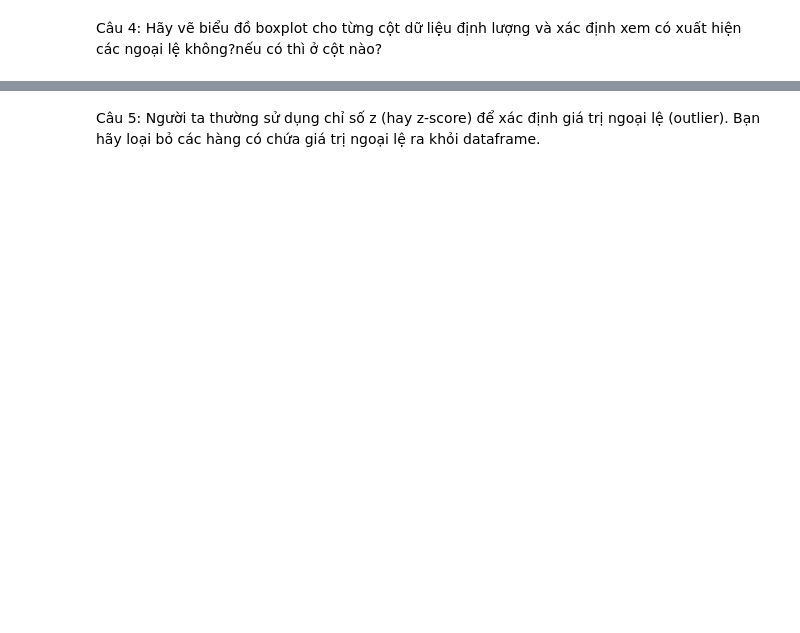
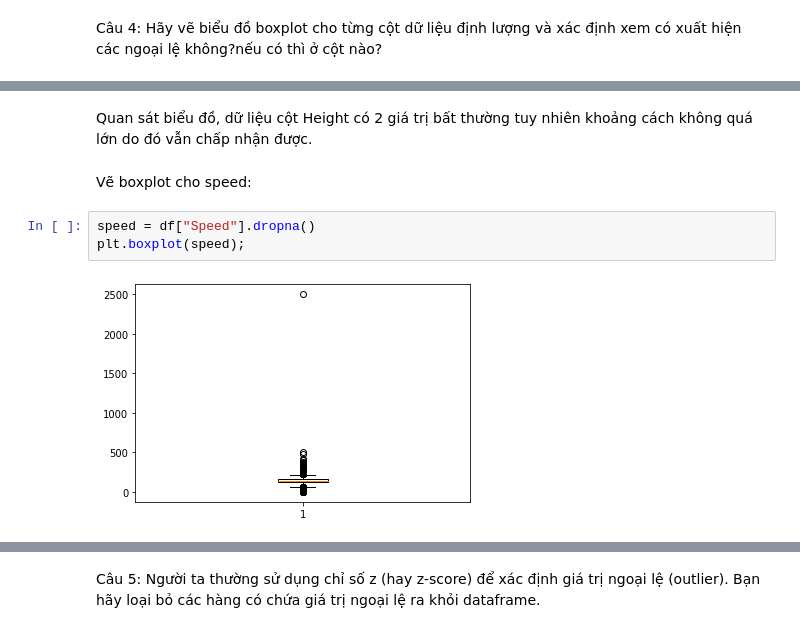
Before and after one commit to LBQTrung/Python-exercise, a Jupyter notebook: Pandas_Exercises_04.ipynb, the cells around one changed output, grey strips where cells are left out. Cells and saved outputs as stored; diff of their text form; blank space fills up the shorter version.

```diff
--- a/Pandas_Exercises_04.ipynb
+++ b/Pandas_Exercises_04.ipynb
@@ -133,0 +171,9 @@ def define_cols_has_outlier(data, num_data):
+# %% [markdown]
+Quan sát biểu đồ, dữ liệu cột Height có 2 giá trị bất thường tuy nhiên khoảng cách không quá lớn do đó vẫn chấp nhận được.
+# %% [markdown]
+Vẽ boxplot cho speed:
+# %%
+speed = df["Speed"].dropna()
+plt.boxplot(speed);
+# %% [output]
+[figure, added]
```
Also changed, not shown: parts of 73 cells of this notebook.
